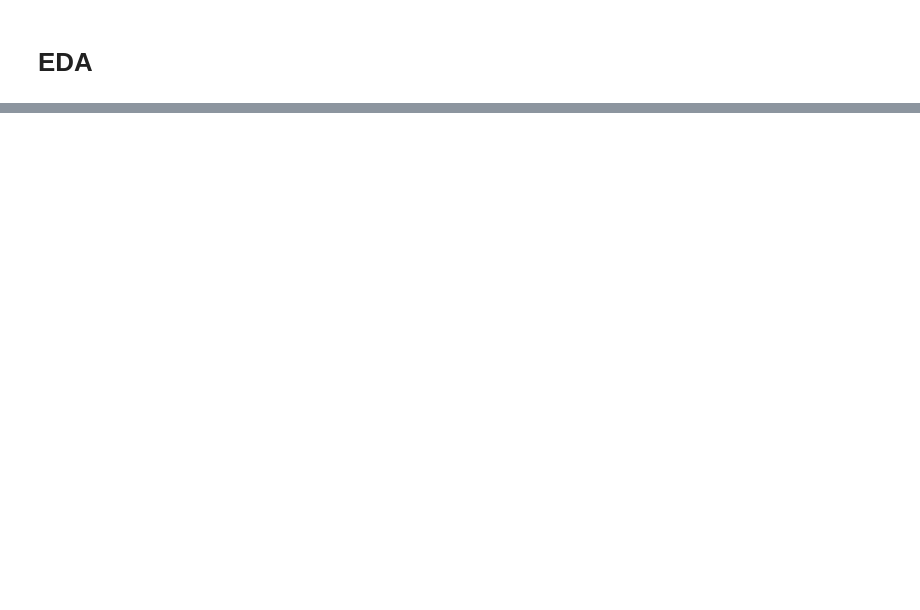
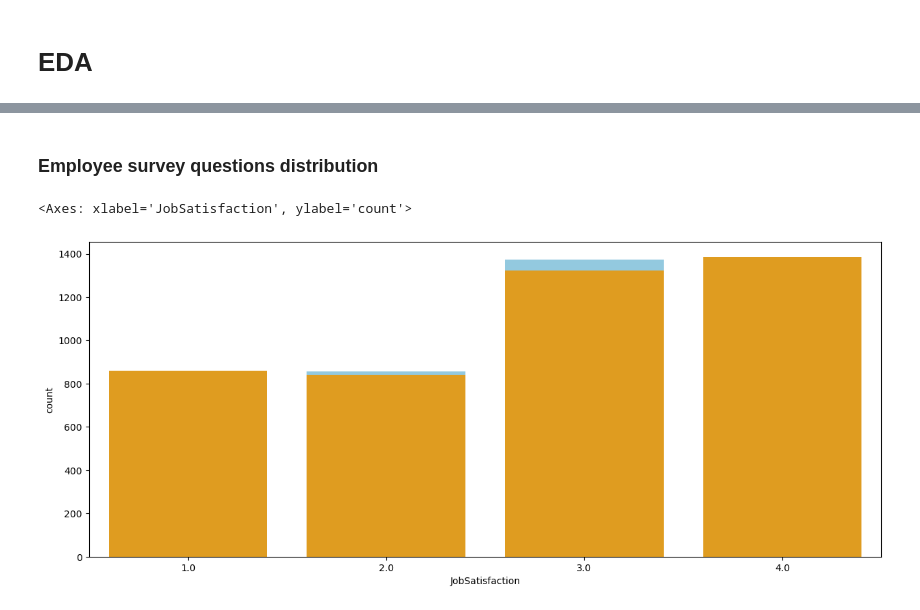
Before and after one commit to kkdsdesilva/employee-attrition-rate, a Jupyter notebook: notebooks/eda.ipynb, the cells around one changed output, grey strips where cells are left out. Cells and saved outputs as stored; diff of their text form; code cells hidden in the pictures; blank space fills up the shorter version.

```diff
--- a/notebooks/eda.ipynb
+++ b/notebooks/eda.ipynb
@@ -26,0 +35,9 @@ df
+# %% [markdown]
+### Employee survey questions distribution
+# %%
+fig, ax = plt.subplots(figsize=(15, 6))
+sns.countplot(data=df, x='EnvironmentSatisfaction', fill=True, color='skyblue', ax=ax)
+sns.countplot(data=df, x='JobSatisfaction', fill=True, color='orange', ax=ax)
+# %% [output]
+<Axes: xlabel='JobSatisfaction', ylabel='count'>
+[figure, added]
```
Also changed, not shown: parts of 6 cells of this notebook, 1 other file.
